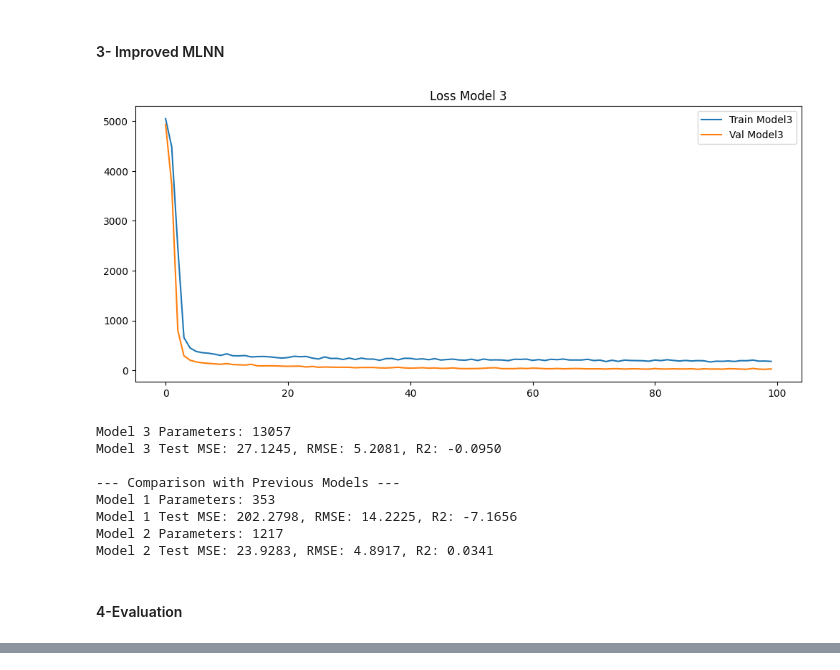
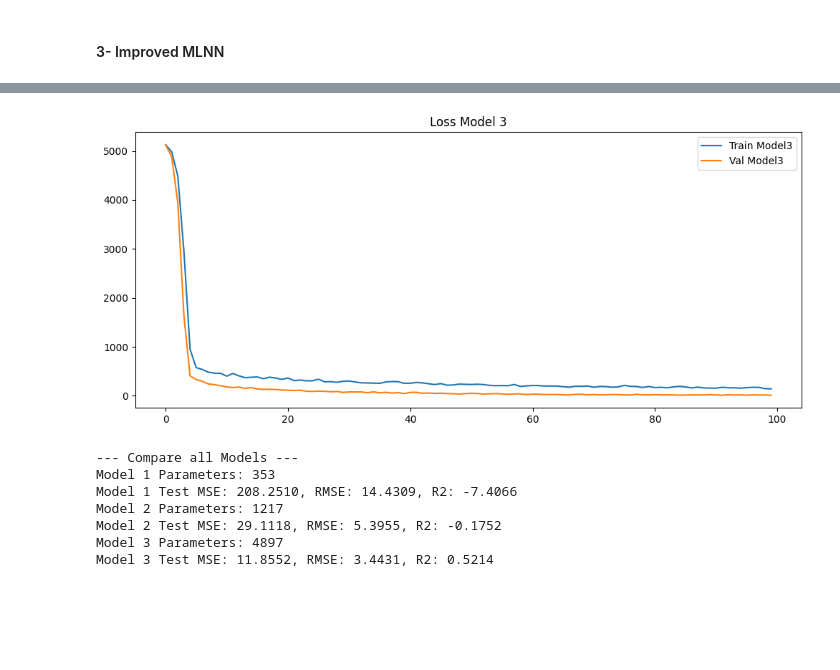
Before and after one commit to AmirhosseinRHT/Deep-Neural-Networks-Projects, a Jupyter notebook: HW1/Q2.ipynb, the cells around one changed output, grey strips where cells are left out. Saved outputs shown, nothing was run; the diff lists cells and outputs as text; code cells hidden in the pictures; blank space fills up the shorter version.

```diff
--- a/HW1/Q2.ipynb
+++ b/HW1/Q2.ipynb
@@ -192,9 +211,9 @@ input_dim = X_train.shape[1]
 class Model3(nn.Module):
     def __init__(self):
         super().__init__()
-        self.layer_1 = nn.Linear(input_dim, 128)
+        self.layer_1 = nn.Linear(input_dim, 32)
         self.dropout_1 = nn.Dropout(0.3)
-        self.layer_2 = nn.Linear(128, 64)
+        self.layer_2 = nn.Linear(32, 64)
         self.dropout_2 = nn.Dropout(0.3)
         self.layer_3 = nn.Linear(64, 32)
         self.dropout_3 = nn.Dropout(0.3)
@@ -219,11 +238,11 @@ params_model3 = count_params(model3)
 criterion = nn.MSELoss()
 optimizer3 = optim.Adam(model3.parameters(), lr=0.001)
 
-def train_model_with_dropout(model, optimizer):
+def train_model(model, optimizer):
     train_losses = []
     val_losses = []
-    for epoch in range(100): # تعداد Epoch ها را می توانید تنظیم کنید
-        model.train() # فعال کردن Dropout و Batch Normalization
+    for epoch in range(100):
+        model.train()
         epoch_loss = 0
         for xb, yb in train_loader:
             optimizer.zero_grad()
@@ -233,15 +252,16 @@ def train_model_with_dropout(model, optimizer):
             epoch_loss += loss.item()
         train_losses.append(epoch_loss / len(train_loader))
 
-        model.eval() # غیرفعال کردن Dropout و Batch Normalization
+        model.eval()
         with torch.no_grad():
             val_loss = 0
             for xb, yb in val_loader:
                 val_loss += criterion(model(xb), yb).item()
             val_losses.append(val_loss / len(val_loader))
+        if (epoch+1) % 10 == 0:
+            print(f'Epoch [{epoch+1}/{100}], Loss: {val_loss:.6f}')
     return train_losses, val_losses
 
-train3, val3 = train_model_with_dropout(model3, optimizer3)
 
 def evaluate(model):
     model.eval()
@@ -260,33 +280,23 @@ def evaluate(model):
     ss_tot = np.sum((reals - np.mean(reals))**2)
     r2 = 1 - ss_res/ss_tot
     return mse, rmse, r2
-
-mse3, rmse3, r2_3 = evaluate(model3)
-
-plt.figure(figsize=(12,5))
-plt.plot(train3, label="Train Model3")
-plt.plot(val3, label="Val Model3")
-plt.legend()
-plt.title("Loss Model 3")
-plt.show()
-
-print(f"Model 3 Parameters: {params_model3}")
-print(f"Model 3 Test MSE: {mse3:.4f}, RMSE: {rmse3:.4f}, R2: {r2_3:.4f}")
-
-print("\n--- Comparison with Previous Models ---")
-print(f"Model 1 Parameters: {params_model1}")
-print(f"Model 1 Test MSE: {mse1:.4f}, RMSE: {rmse1:.4f}, R2: {r2_1:.4f}")
-print(f"Model 2 Parameters: {params_model2}")
-print(f"Model 2 Test MSE: {mse2:.4f}, RMSE: {rmse2:.4f}, R2: {r2_2:.4f}")
-# %% [output]
-[figure, removed]
-Model 3 Parameters: 13057
-Model 3 Test MSE: 27.1245, RMSE: 5.2081, R2: -0.0950
-
---- Comparison with Previous Models ---
-Model 1 Parameters: 353
-Model 1 Test MSE: 202.2798, RMSE: 14.2225, R2: -7.1656
-Model 2 Parameters: 1217
-Model 2 Test MSE: 23.9283, RMSE: 4.8917, R2: 0.0341
-# %% [markdown]
-#### 4-Evaluation
+# %%
+train3, val3 = train_model(model3, optimizer3)
+mse3, rmse3, r2_3 = evaluate(model3)
+
+plt.figure(figsize=(12,5))
+plt.plot(train3, label="Train Model3")
+plt.plot(val3, label="Val Model3")
+plt.legend()
+plt.title("Loss Model 3")
+plt.show()
+
+
+print("\n--- Compare all Models ---")
+print(f"Model 1 Parameters: {params_model1}")
+print(f"Model 1 Test MSE: {mse1:.4f}, RMSE: {rmse1:.4f}, R2: {r2_1:.4f}")
+print(f"Model 2 Parameters: {params_model2}")
+print(f"Model 2 Test MSE: {mse2:.4f}, RMSE: {rmse2:.4f}, R2: {r2_2:.4f}")
+print(f"Model 3 Parameters: {params_model3}")
+print(f"Model 3 Test MSE: {mse3:.4f}, RMSE: {rmse3:.4f}, R2: {r2_3:.4f}")
+# %% [output]
@@ -292,0 +313,8 @@ Model 2 Test MSE: 23.9283, RMSE: 4.8917, R2: 0.0341
+[figure, added]
+--- Compare all Models ---
+Model 1 Parameters: 353
+Model 1 Test MSE: 208.2510, RMSE: 14.4309, R2: -7.4066
+Model 2 Parameters: 1217
+Model 2 Test MSE: 29.1118, RMSE: 5.3955, R2: -0.1752
+Model 3 Parameters: 4897
+Model 3 Test MSE: 11.8552, RMSE: 3.4431, R2: 0.5214
```
Also changed, not shown: parts of 5 cells of this notebook, 1 other file.
